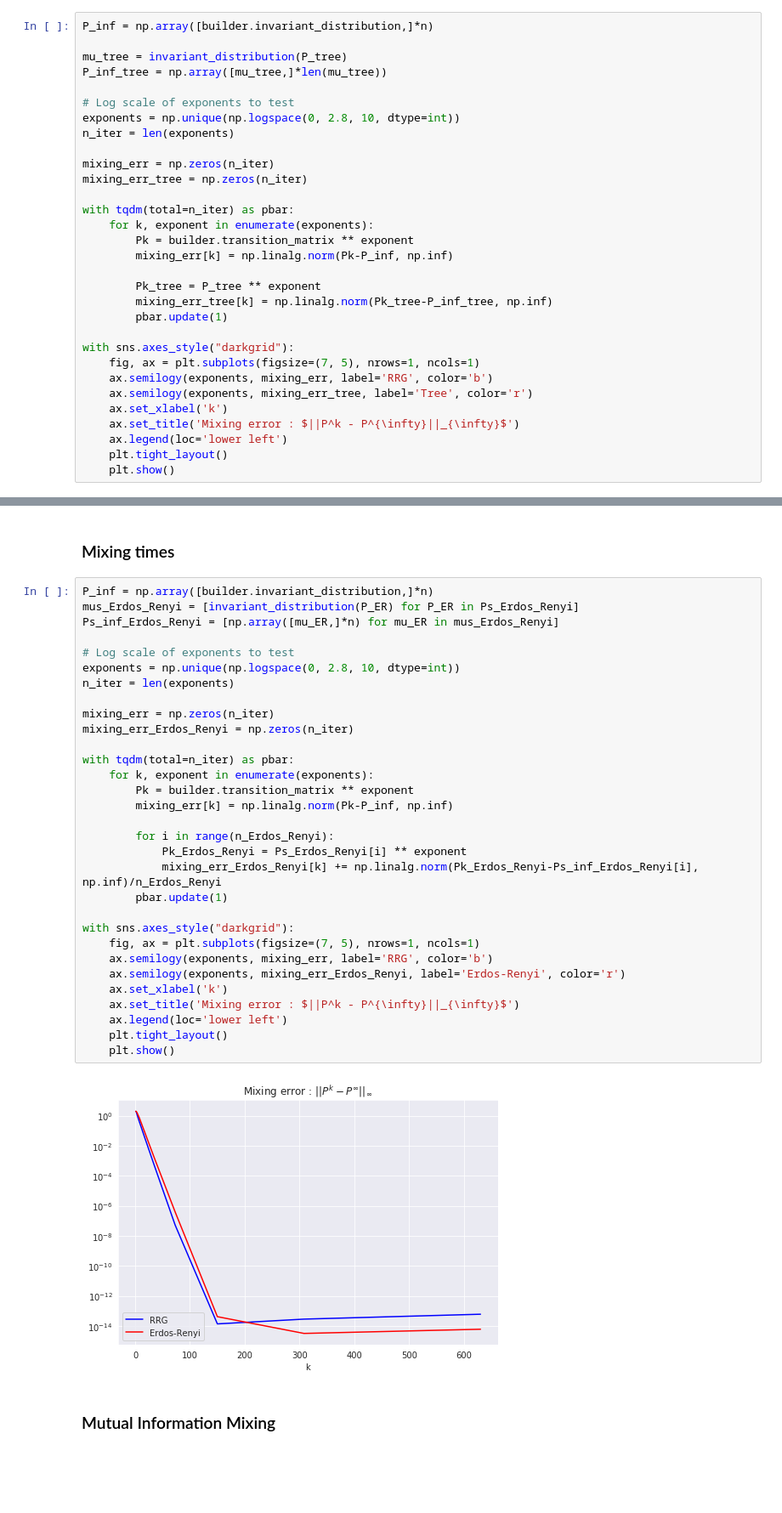
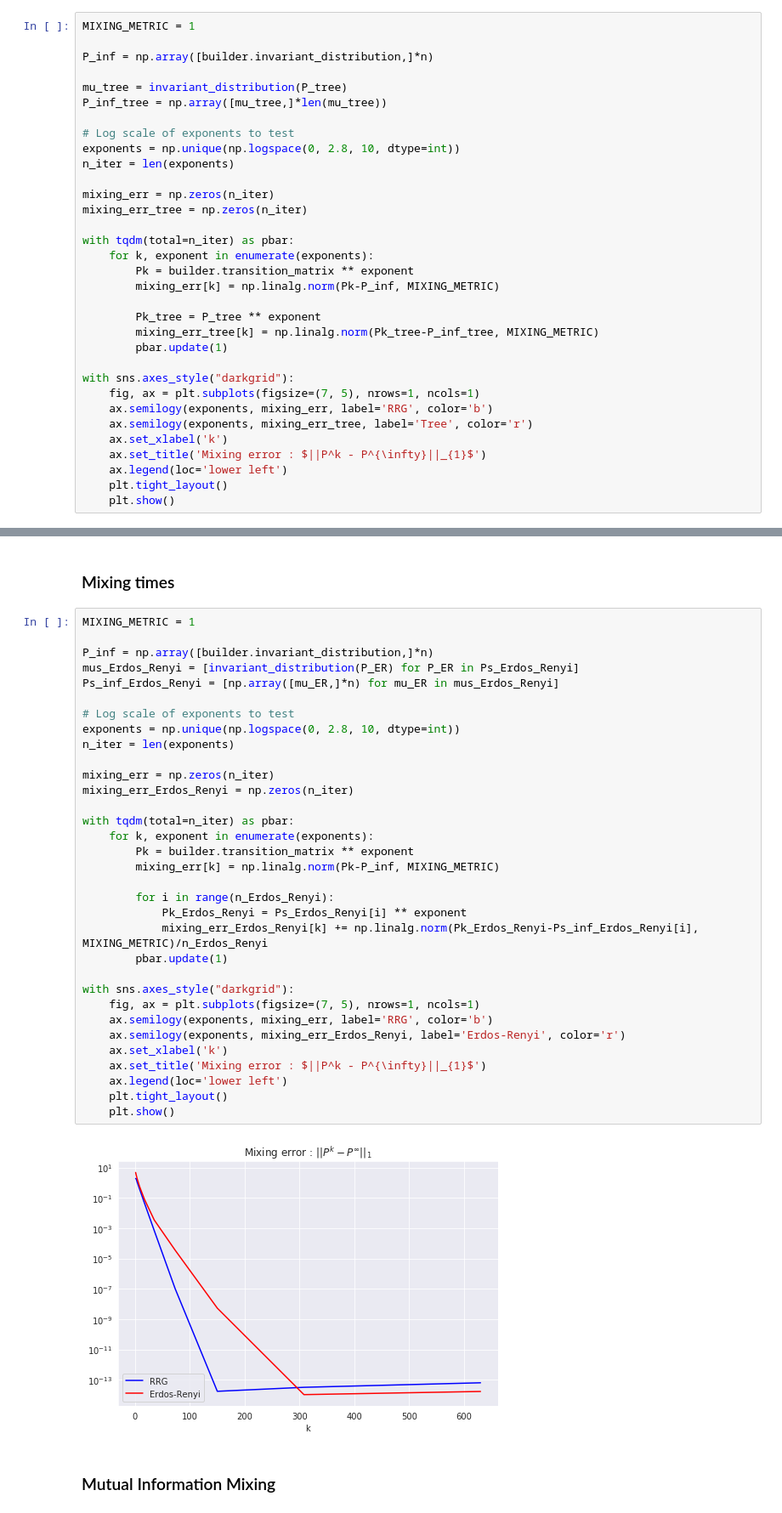
Before and after one commit to sauxpa/expander_graphs, a Jupyter notebook: random_regular_graphs.ipynb, the cells around one changed output, grey strips where cells are left out. Shown: that part at 85% size. Drawn from its saved outputs; the diff is of its cells as text; blank space fills up the shorter version.

```diff
--- a/random_regular_graphs.ipynb
+++ b/random_regular_graphs.ipynb
@@ -120,6 +120,8 @@ Note that graphs extracted from balanced trees induce periodic Markov chain walk
 
 This would prevent the mixing, in the sense that $P^t$ would not converge to the stationary distribution when $t\rightarrow \infty$. That is why we have added an extra self-edge to the leaves, making the walks aperiodic.
 # %%
+MIXING_METRIC = 1
+
 P_inf = np.array([builder.invariant_distribution,]*n)
 
 mu_tree = invariant_distribution(P_tree)
@@ -135,10 +137,10 @@ mixing_err_tree = np.zeros(n_iter)
 with tqdm(total=n_iter) as pbar:
     for k, exponent in enumerate(exponents):
         Pk = builder.transition_matrix ** exponent
-        mixing_err[k] = np.linalg.norm(Pk-P_inf, np.inf)
+        mixing_err[k] = np.linalg.norm(Pk-P_inf, MIXING_METRIC)
 
         Pk_tree = P_tree ** exponent
-        mixing_err_tree[k] = np.linalg.norm(Pk_tree-P_inf_tree, np.inf)
+        mixing_err_tree[k] = np.linalg.norm(Pk_tree-P_inf_tree, MIXING_METRIC)
         pbar.update(1)
 
 with sns.axes_style("darkgrid"):
@@ -146,7 +148,7 @@ with sns.axes_style("darkgrid"):
     ax.semilogy(exponents, mixing_err, label='RRG', color='b')
     ax.semilogy(exponents, mixing_err_tree, label='Tree', color='r')
     ax.set_xlabel('k')
-    ax.set_title('Mixing error : $||P^k - P^{\infty}||_{\infty}$')
+    ax.set_title('Mixing error : $||P^k - P^{\infty}||_{1}$')
     ax.legend(loc='lower left')
     plt.tight_layout()
     plt.show()
@@ -239,38 +241,40 @@ with sns.axes_style("darkgrid"):
 # %% [markdown]
 ### Mixing times
 # %%
+MIXING_METRIC = 1
+
 P_inf = np.array([builder.invariant_distribution,]*n)
 mus_Erdos_Renyi = [invariant_distribution(P_ER) for P_ER in Ps_Erdos_Renyi]
 Ps_inf_Erdos_Renyi = [np.array([mu_ER,]*n) for mu_ER in mus_Erdos_Renyi]
 
 # Log scale of exponents to test
 exponents = np.unique(np.logspace(0, 2.8, 10, dtype=int))
 n_iter = len(exponents)
 
 mixing_err = np.zeros(n_iter)
 mixing_err_Erdos_Renyi = np.zeros(n_iter)
 
 with tqdm(total=n_iter) as pbar:
     for k, exponent in enumerate(exponents):
         Pk = builder.transition_matrix ** exponent
-        mixing_err[k] = np.linalg.norm(Pk-P_inf, np.inf)
+        mixing_err[k] = np.linalg.norm(Pk-P_inf, MIXING_METRIC)
 
         for i in range(n_Erdos_Renyi):
             Pk_Erdos_Renyi = Ps_Erdos_Renyi[i] ** exponent
-            mixing_err_Erdos_Renyi[k] += np.linalg.norm(Pk_Erdos_Renyi-Ps_inf_Erdos_Renyi[i], np.inf)/n_Erdos_Renyi
+            mixing_err_Erdos_Renyi[k] += np.linalg.norm(Pk_Erdos_Renyi-Ps_inf_Erdos_Renyi[i], MIXING_METRIC)/n_Erdos_Renyi
         pbar.update(1)
 
 with sns.axes_style("darkgrid"):
     fig, ax = plt.subplots(figsize=(7, 5), nrows=1, ncols=1)
     ax.semilogy(exponents, mixing_err, label='RRG', color='b')
     ax.semilogy(exponents, mixing_err_Erdos_Renyi, label='Erdos-Renyi', color='r')
     ax.set_xlabel('k')
-    ax.set_title('Mixing error : $||P^k - P^{\infty}||_{\infty}$')
+    ax.set_title('Mixing error : $||P^k - P^{\infty}||_{1}$')
     ax.legend(loc='lower left')
     plt.tight_layout()
     plt.show()
 # %% [output]
-[figure, old version]
+[figure, new version]
 # %% [markdown]
 ### Mutual Information Mixing
 # %%
```
Also changed, not shown: parts of 3 cells of this notebook, 3 other files.
